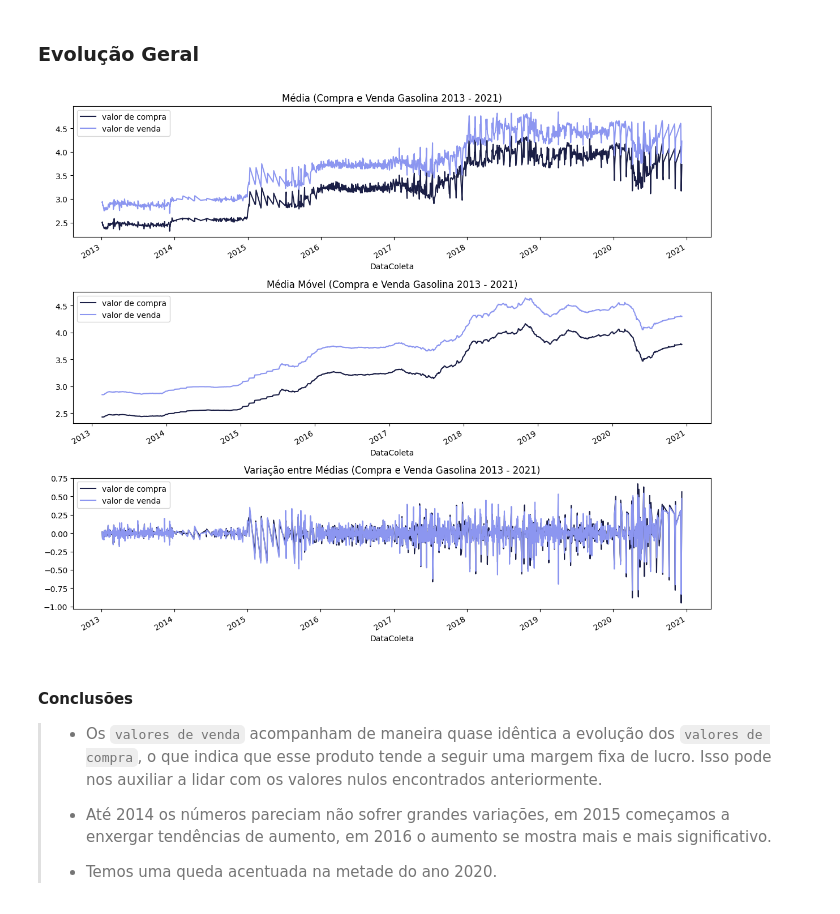
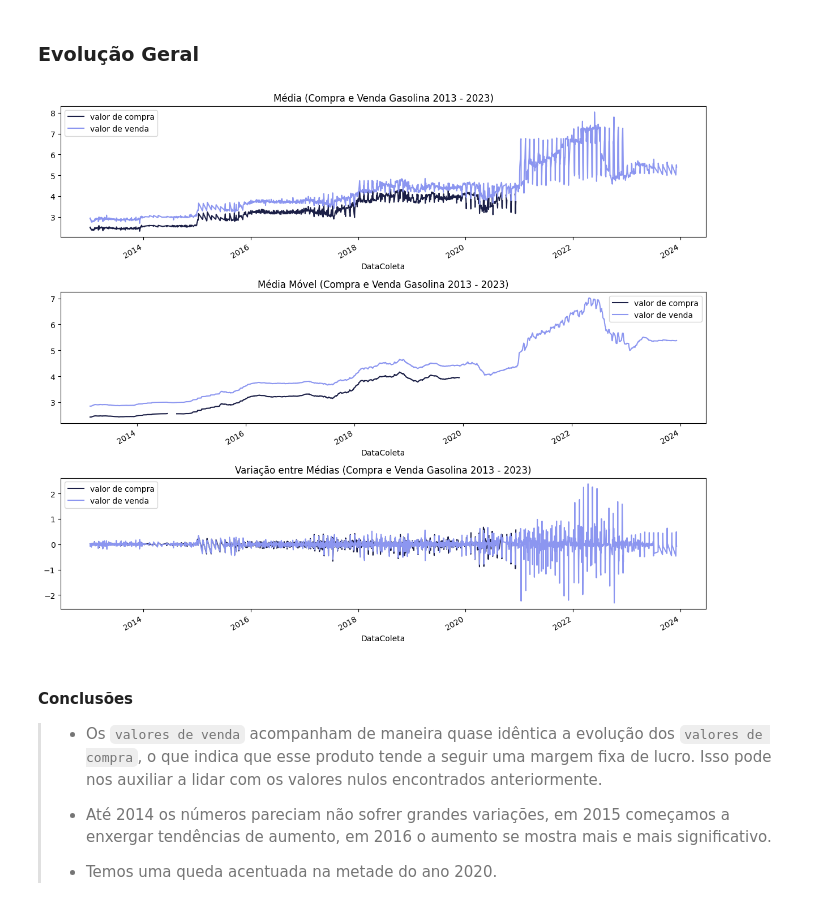
Before and after one commit to jorgecarvalhopi/Python_Analise-Precos-Combustiveis-2019, a Jupyter notebook: analise_v2.ipynb, the cells around one changed output. Drawn from its saved outputs; the diff is of its cells as text; code cells hidden in the pictures.

```diff
--- a/analise_v2.ipynb
+++ b/analise_v2.ipynb
@@ -33,7 +31,7 @@ def read_data(tipo_produto: str, path: str):
     df = pd.DataFrame()
 
     for file in files_name:
-        df_temp = pd.read_csv(path + file, sep=';', parse_dates=True, encoding='utf-8', low_memory=False)
+        df_temp = pd.read_csv(path + file, sep=';', parse_dates=True, encoding='latin-1', low_memory=False)
         df = pd.concat([df, df_temp])
 
     df = df.drop(columns=['Nome da Rua', 'Numero Rua', 'Complemento', 'Cep', 'Unidade de Medida'])
@@ -129,3 +148 @@ combustiveis[colunas_quantitativas].describe().round(3)
 | max | 8.990 | 5.091 | 0.414 |
-# %%
-combustiveis = combustiveis.dropna(axis = 0) #Tirando valores nulos
@@ -344,37 +349,37 @@ plt.show()
 # %% [markdown]
 ### Evolução Geral
 # %%
-media_compra = combustiveis.dropna(axis = 0).groupby(by = 'DataColeta')['ValorCompra'].mean()
-media_venda = combustiveis.dropna(axis = 0).groupby(by = 'DataColeta')['ValorVenda'].mean()
+media_compra = combustiveis.groupby(by = 'DataColeta')['ValorCompra'].mean()
+media_venda = combustiveis.groupby(by = 'DataColeta')['ValorVenda'].mean()
 
 num_rows = 3
 num_col = 1
 
 plt.figure(figsize = (12, 10))
 
 plt.subplot(num_rows, num_col, 1)
-plt.title('Média (Compra e Venda Gasolina 2013 - 2021)')
+plt.title('Média (Compra e Venda Gasolina 2013 - 2023)')
 media_compra.plot(label = 'valor de compra', color = cor_roxo_escuro)
 media_venda.plot(label = 'valor de venda', color = cor_roxo_claro)
 plt.legend()
 
 plt.subplot(num_rows, num_col ,2)
-plt.title('Média Móvel (Compra e Venda Gasolina 2013 - 2021)')
+plt.title('Média Móvel (Compra e Venda Gasolina 2013 - 2023)')
 media_compra.rolling(30).mean().plot(label = 'valor de compra', color = cor_roxo_escuro)
 media_venda.rolling(30).mean().plot(label = 'valor de venda', color = cor_roxo_claro)
 plt.legend()
 
 plt.subplot(num_rows, num_col, 3)
-plt.title('Variação entre Médias (Compra e Venda Gasolina 2013 - 2021)')
+plt.title('Variação entre Médias (Compra e Venda Gasolina 2013 - 2023)')
 media_compra.diff().plot(label = 'valor de compra', color = cor_roxo_escuro)
 media_venda.diff().plot(label = 'valor de venda', color = cor_roxo_claro)
 plt.legend()
 
 plt.tight_layout()
 plt.savefig('analise_serie.png', dpi=150)
 plt.show()
 # %% [output]
-[figure, old version]
+[figure, new version]
 # %% [markdown]
 #### Conclusões
 > - Os `valores de venda` acompanham de maneira quase idêntica a evolução dos `valores de compra`, o que indica que esse produto tende a seguir uma margem fixa de lucro. Isso pode nos auxiliar a lidar com os valores nulos encontrados anteriormente.
```
Also changed, not shown: parts of 43 cells of this notebook.
